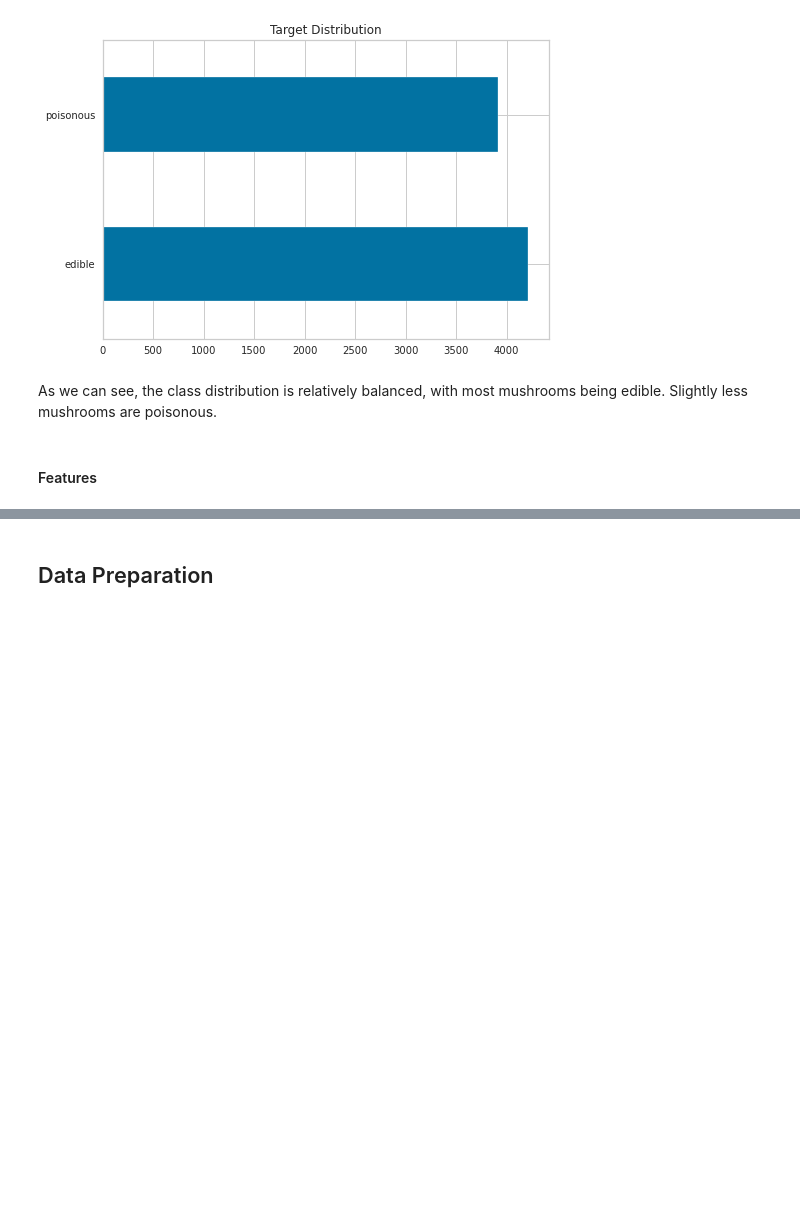
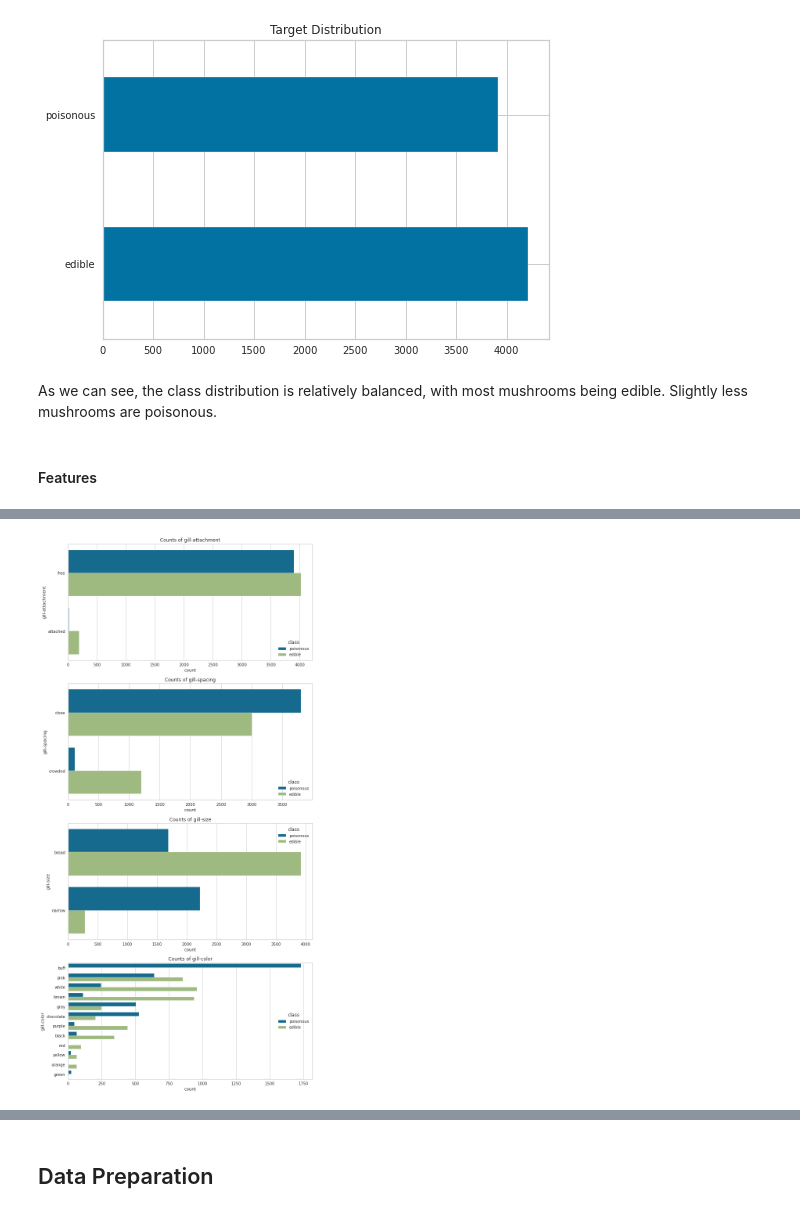
Before and after one commit to Tien-Cheng/AI-and-Machine-Learning--ST1511-, a Jupyter notebook: Assignment 1/classification/mushroom.ipynb, the cells around one changed output, grey strips where cells are left out. Saved outputs shown, nothing was run; the diff lists cells and outputs as text; code cells hidden in the pictures; blank space fills up the shorter version.

```diff
--- a/Assignment 1/classification/mushroom.ipynb
+++ b/Assignment 1/classification/mushroom.ipynb
@@ -247,0 +310,7 @@ fig.show()
+# %%
+gill_features = ['gill-attachment', 'gill-spacing', 'gill-size', 'gill-color']
+fig = cat_plot(mush_eda, gill_features, "class")
+
+fig.show()
+# %% [output]
+[figure, added]
```
Also changed, not shown: parts of 82 cells of this notebook, 6 other files.
